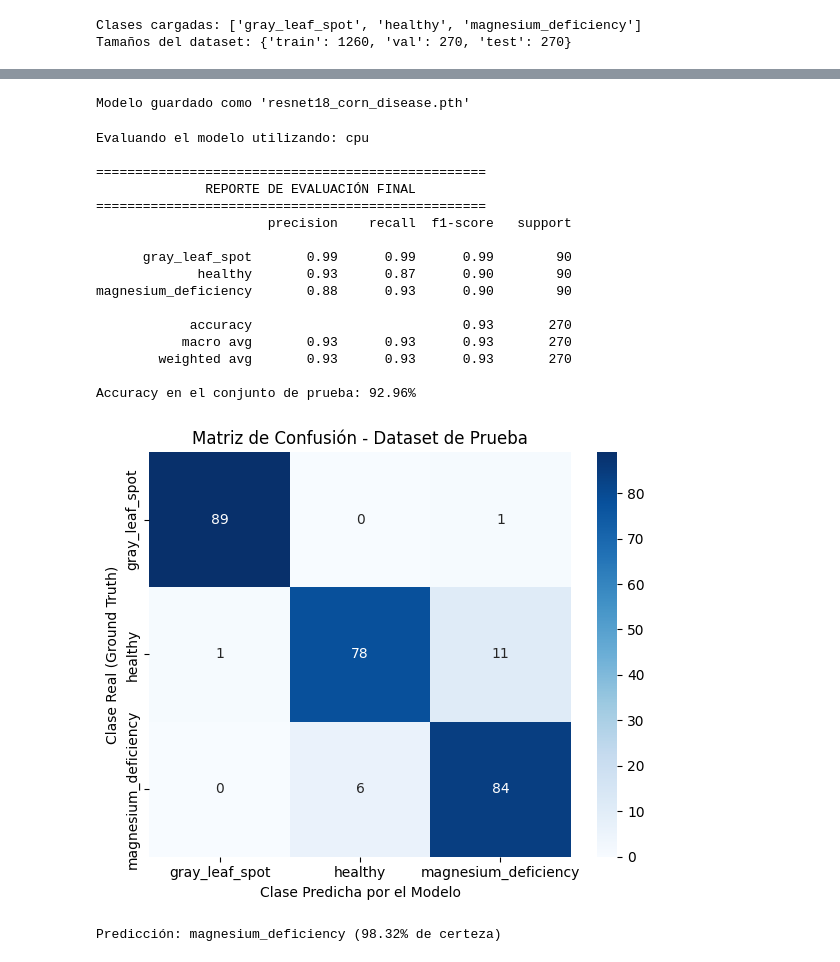
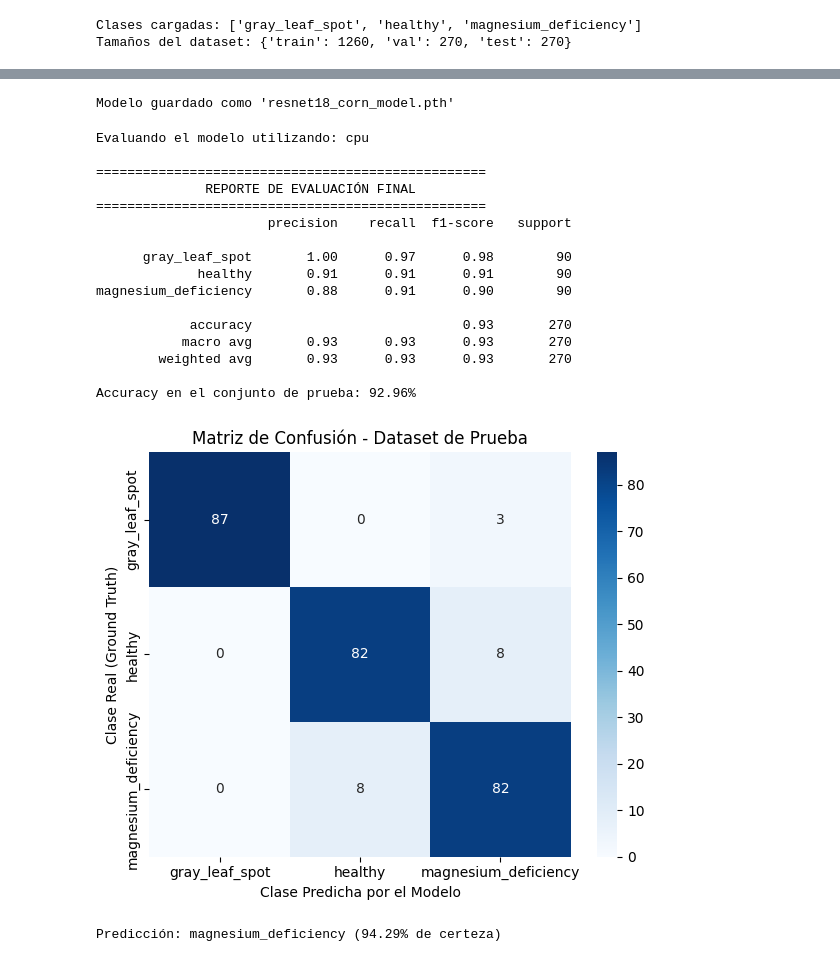
Before and after one commit to Edenilson-Molina/model-cnn-corn-test, a Jupyter notebook: src/notebooks/red_neuronal.ipynb, the cells around one changed output, grey strips where cells are left out. Saved outputs shown, nothing was run; the diff lists cells and outputs as text; code cells hidden in the pictures.

```diff
--- a/src/notebooks/red_neuronal.ipynb
+++ b/src/notebooks/red_neuronal.ipynb
@@ -47,7 +58,13 @@ data_dir = os.path.join('..', '..', 'data')
 image_datasets = {x: datasets.ImageFolder(os.path.join(data_dir, x), data_transforms[x]) for x in ['train', 'val', 'test']}
 
 # Se usa num_workers=0 para Windows para prevenir errores de multiprocesamiento en Jupyter
-dataloaders = {x: torch.utils.data.DataLoader(image_datasets[x], batch_size=4, shuffle=True, num_workers=0) for x in ['train', 'val', 'test']}
+dataloaders = {x: torch.utils.data.DataLoader(
+    image_datasets[x],
+    batch_size=4,
+    shuffle=(x == 'train'),
+    num_workers=0,
+    worker_init_fn=lambda id: np.random.seed(SEED + id)
+) for x in ['train', 'val', 'test']}
 dataset_sizes = {x: len(image_datasets[x]) for x in ['train', 'val', 'test']}
 class_names = image_datasets['train'].classes
 print(f"Clases cargadas: {class_names}")
@@ -147,9 +164,9 @@ val Loss: 0.2141 Acc: 0.9185
 # %%
 # Guardar el modelo entrenado
-torch.save(model.state_dict(), 'resnet18_corn_disease.pth')
-print("Modelo guardado como 'resnet18_corn_disease.pth'")
+torch.save(model.state_dict(), 'resnet18_corn_model.pth')
+print("Modelo guardado como 'resnet18_corn_model.pth'")
 # %% [output]
-Modelo guardado como 'resnet18_corn_disease.pth'
+Modelo guardado como 'resnet18_corn_model.pth'
 # %%
 # ----------------------------------------
 # 1. CONFIGURACIÓN DEL ENTORNO Y HARDWARE
@@ -171,7 +188,7 @@ model.fc = nn.Linear(num_ftrs, len(class_names))
 # ------------------------------------------
 
 # Cargar los pesos del modelo entrenado
-model.load_state_dict(torch.load('resnet18_corn_disease.pth', map_location=device))
+model.load_state_dict(torch.load('resnet18_corn_model.pth', map_location=device))
 model = model.to(device)
 
 # Cambiar el modelo a modo evaluación
@@ -210,37 +227,37 @@ print("="*50)
 print(classification_report(all_labels, all_preds, target_names=class_names))
 
 # Calcular el Accuracy
 accuracy = np.mean(all_preds == all_labels) * 100
 print(f"Accuracy en el conjunto de prueba: {accuracy:.2f}%")
 
 # Matriz de confusión
 cm = confusion_matrix(all_labels, all_preds)
 plt.figure(figsize=(6, 5))
 sns.heatmap(cm, annot=True, fmt='d', cmap='Blues',
             xticklabels=class_names, yticklabels=class_names)
 plt.title('Matriz de Confusión - Dataset de Prueba')
 plt.ylabel('Clase Real (Ground Truth)')
 plt.xlabel('Clase Predicha por el Modelo')
 plt.tight_layout()
 plt.show()
 # %% [output]
 Evaluando el modelo utilizando: cpu
 
 ==================================================
               REPORTE DE EVALUACIÓN FINAL
 ==================================================
                       precision    recall  f1-score   support
 
-      gray_leaf_spot       0.99      0.99      0.99        90
-             healthy       0.93      0.87      0.90        90
-magnesium_deficiency       0.88      0.93      0.90        90
+      gray_leaf_spot       1.00      0.97      0.98        90
+             healthy       0.91      0.91      0.91        90
+magnesium_deficiency       0.88      0.91      0.90        90
 
             accuracy                           0.93       270
            macro avg       0.93      0.93      0.93       270
         weighted avg       0.93      0.93      0.93       270
 
 Accuracy en el conjunto de prueba: 92.96%
-[figure, old version]
+[figure, new version]
 # %%
 def predict_image(image_path, model, data_transforms, class_names, device):
     """
@@ -295,4 +312,4 @@ clase_resultado, img = predict_image(
 # Si estás en Jupyter y quieres ver la foto que acabas de evaluar:
 # img.show() o usando matplotlib
 # %% [output]
-Predicción: magnesium_deficiency (98.32% de certeza)
+Predicción: magnesium_deficiency (94.29% de certeza)
```
Also changed, not shown: parts of 2 cells of this notebook, 19 other files.
